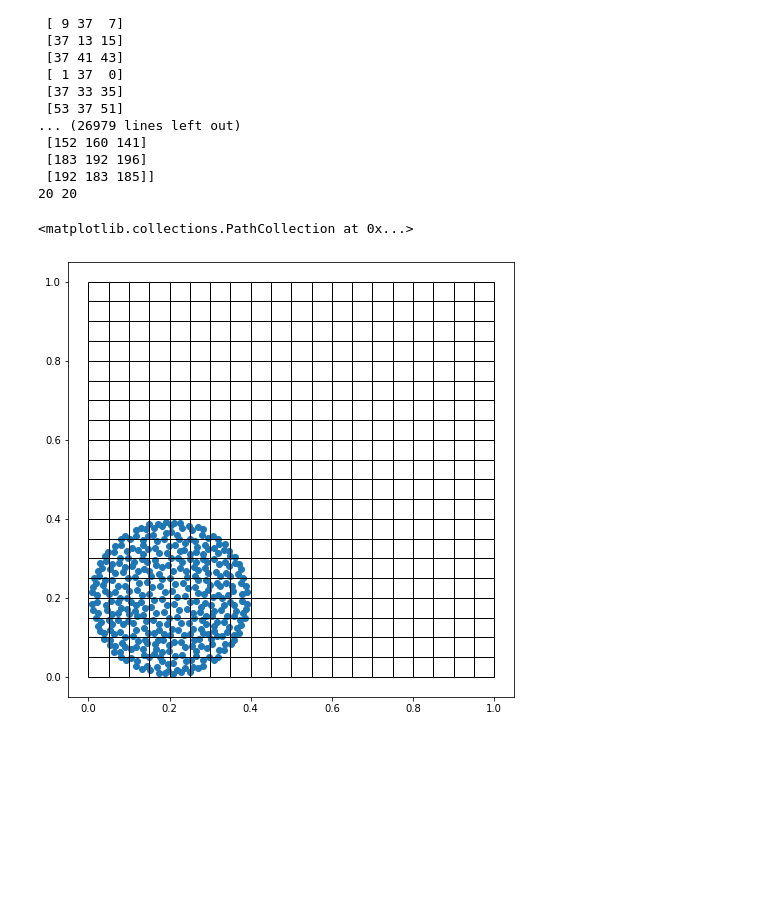
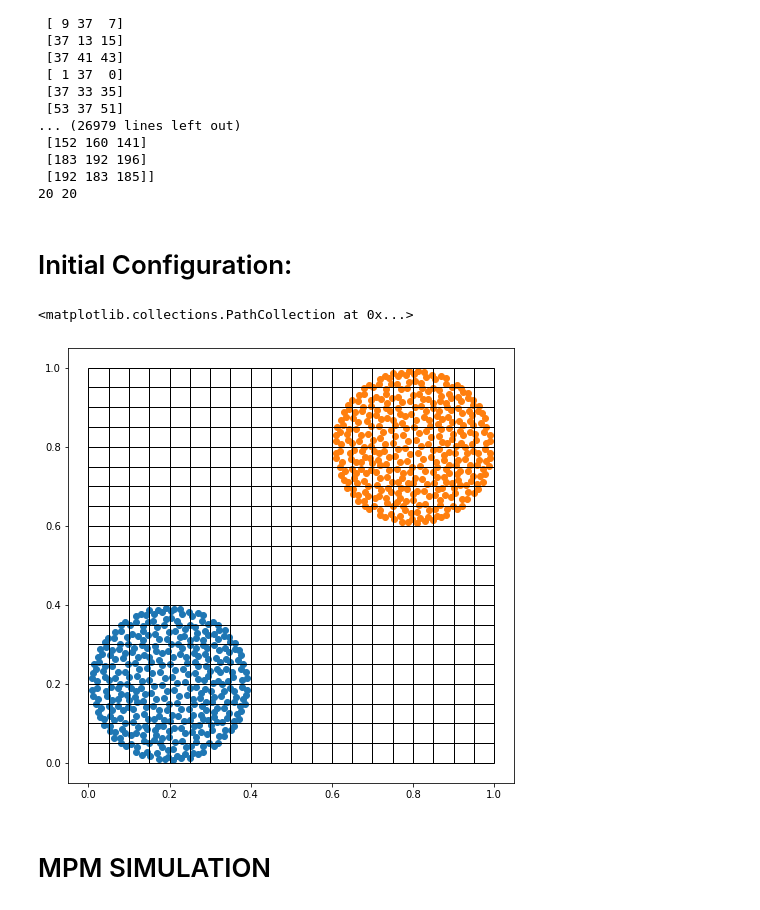
Before and after one commit to yildizdag/mpm, a Jupyter notebook: Benchmark/elasticCollision_MPM.ipynb, the cells around one changed output. Drawn from its saved outputs; the diff is of its cells as text; code cells hidden in the pictures; blank space fills up the shorter version.

```diff
--- a/Benchmark/elasticCollision_MPM.ipynb
+++ b/Benchmark/elasticCollision_MPM.ipynb
@@ -89,7 +89,8 @@ def regular2Dmesh(L1,h1,L2,h2):
 p,t = pmesh(pv1,0.032,0)
 set1 = (1/3.0)*np.transpose(np.array([p[t[:,0],0]+p[t[:,1],0]+p[t[:,2],0] , p[t[:,0],1]+p[t[:,1],1]+p[t[:,2],1]]))
 set1 = set1 + 0.2*np.ones((len(t),2))
-set2 = set1 + 0.6*
+set2 = set1 + 0.6*np.ones((len(t),2))
+p_set = np.append(set1,set2,axis=0)
 L1 = 1.0
 L2 = 1.0
 h1 = 0.05
@@ -113,16 +114,15 @@ nodes, conn, el1, el2, h1, h2 = regular2Dmesh(L1,h1,L2,h2)
  [183 192 196]
  [192 183 185]]
 20 20
+# %% [markdown]
+# Initial Configuration:
 # %%
 plt.figure(figsize=(8,8))
-#ax = fig.gca()
-#ax.axis('equal')
-#for i in range(0,len(conn)):
-#    ax.add_patch(patches.Polygon([[nodes[conn[i,0],0],nodes[conn[i,0],1]],[nodes[conn[i,1],0],nodes[conn[i,1],1]],[nodes[conn[i,2],0],nodes[conn[i,2],1]],[nodes[conn[i,3],0],nodes[conn[i,3],1]]],facecolor=[.8,1,.8],edgecolor='k'))
-#plt.scatter(set1[:,0],set1[:,1])
 for i in range(0,len(conn)):
     plt.gca().add_patch(patches.Polygon([[nodes[conn[i,0],0],nodes[conn[i,0],1]],[nodes[conn[i,1],0],nodes[conn[i,1],1]],[nodes[conn[i,2],0],nodes[conn[i,2],1]],[nodes[conn[i,3],0],nodes[conn[i,3],1]]],facecolor='w',edgecolor='k',fill=False))
-plt.scatter(set1[:,0],set1[:,1])
+plt.scatter(p_set[:,0],p_set[:,1])
 # %% [output]
 <matplotlib.collections.PathCollection at 0x...>
-[figure, old version]
+[figure, new version]
+# %% [markdown]
+# MPM SIMULATION
```
Also changed, not shown: parts of 1 cell of this notebook.
